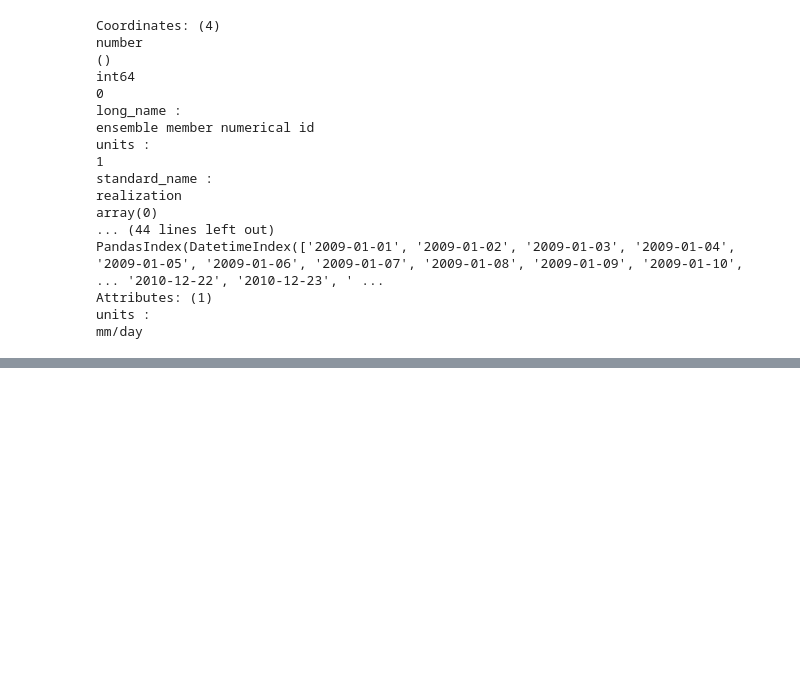
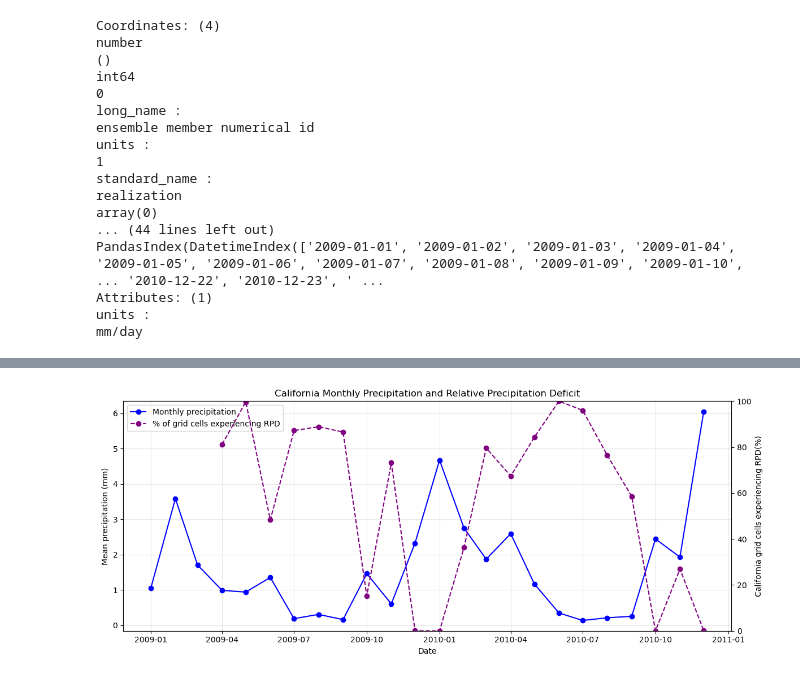
Before and after one commit to Andres-Flores04/290A, a Jupyter notebook: Project1/Project1.ipynb, the cells around one changed output, grey strips where cells are left out. Drawn from its saved outputs; the diff is of its cells as text; code cells hidden in the pictures; blank space fills up the shorter version.

```diff
--- a/Project1/Project1.ipynb
+++ b/Project1/Project1.ipynb
@@ -360,0 +284,9 @@ Std dimensions: ('month', 'latitude', 'longitude')
+# %%
+# Calculate the precious three-month precipitation average
+previous_3m_mean =(Precip_monthly.rolling(valid_time=3,min_periods=3).mean().shift(valid_time=1))
+# %%
+# Define RPD
+target = (Precip_monthly < previous_3m_mean).astype(int)
+# %%
+# Remove the first 3 months because nont enough previous precip history to define RPD
+target= target.isel(valid_time=slice(3,None))
@@ -360,0 +430,69 @@ Std dimensions: ('month', 'latitude', 'longitude')
+# %%
+# California-wide mean monthly precipitation
+precip_mean = Precip_monthly.mean(dim=["latitude", "longitude"])
+
+# Percentage of California grid Cells experiencing RPD
+target_percent = target.mean(dim=["latitude", "longitude"]) * 100
+
+# Dates
+precip_dates = precip_mean.valid_time.values
+target_dates = target_percent.valid_time.values
+
+fig, ax1 = plt.subplots(figsize=(12, 5))
+
+# -------------------------
+# Left axis: precipitation
+# -------------------------
+ax1.plot(
+    precip_dates,
+    precip_mean.values,
+    marker="o",
+    color = "blue",
+    label="Monthly precipitation"
+)
+
+ax1.set_xlabel("Date")
+ax1.set_ylabel("Mean precipitation (mm)")
+ax1.grid(alpha=0.3)
+
+# -------------------------
+# Right axis: target %
+# -------------------------
+ax2 = ax1.twinx()
+
+ax2.plot(
+    target_dates,
+    target_percent.values,
+    marker="o",
+    linestyle="--",
+    color ="purple",
+    label="% of grid cells experiencing RPD"
+)
+
+ax2.set_ylabel(
+    "California grid cells experiencing RPD(%)"
+)
+
+ax2.set_ylim(0, 100)
+
+# -------------------------
+# Title
+# -------------------------
+plt.title(
+    "California Monthly Precipitation and Relative Precipitation Deficit"
+)
+
+# Combine legends from both axes
+lines1, labels1 = ax1.get_legend_handles_labels()
+lines2, labels2 = ax2.get_legend_handles_labels()
+
+ax1.legend(
+    lines1 + lines2,
+    labels1 + labels2,
+    loc="upper left"
+)
+
+plt.tight_layout()
+plt.show()
+# %% [output]
+[figure, added]
```
Also changed, not shown: parts of 63 cells of this notebook, 2 other files.
